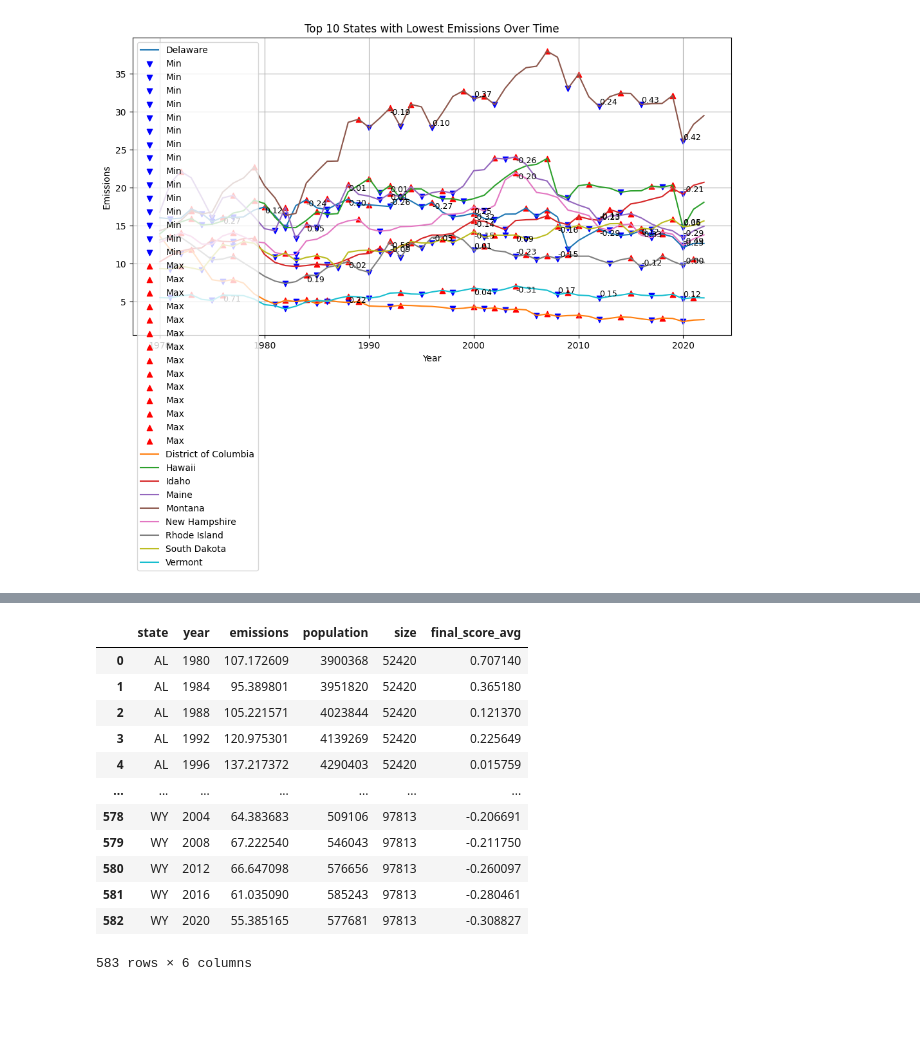
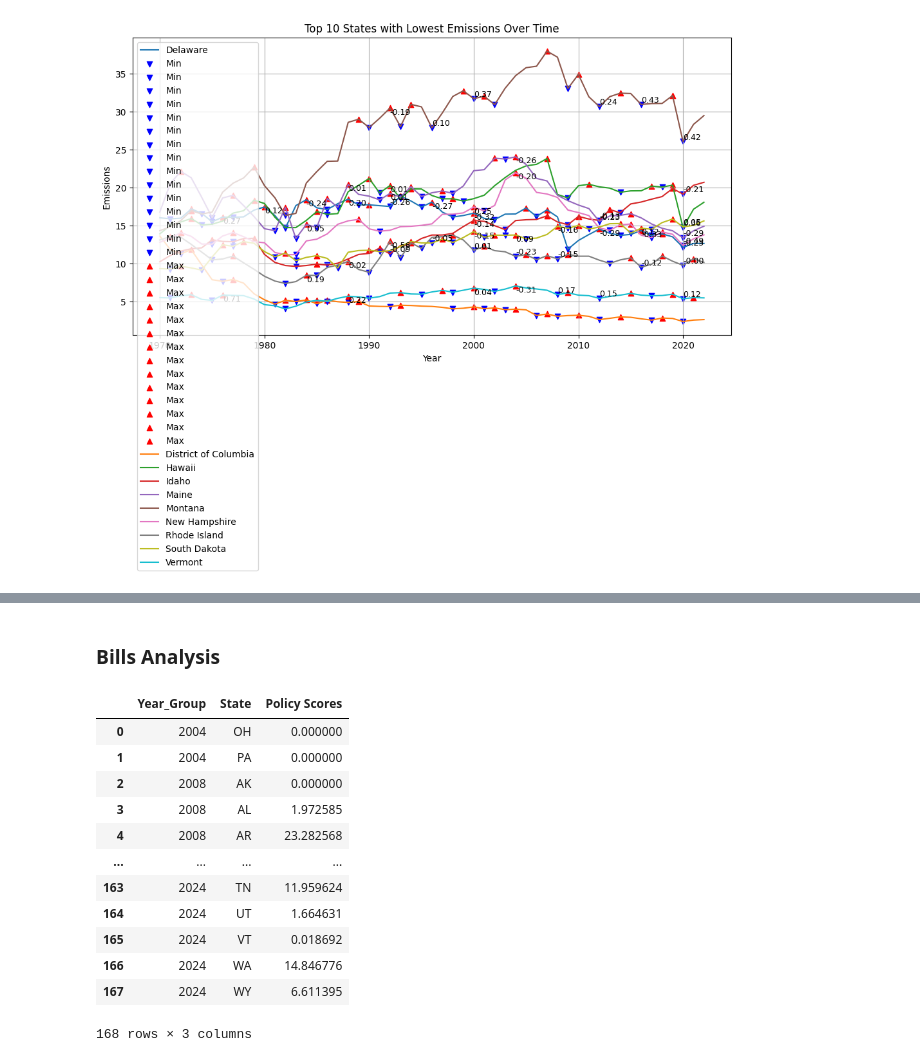
Before and after one commit to AyalYakobe/AirPollutionByPolitics, a Jupyter notebook: overview.ipynb, the cells around one changed output, grey strips where cells are left out. Saved outputs shown, nothing was run; the diff lists cells and outputs as text; code cells hidden in the pictures; blank space fills up the shorter version.

Commit message:
added bills analysis

```diff
--- a/overview.ipynb
+++ b/overview.ipynb
@@ -321,16 +396,2 @@ final_merged_dataset = merged_size_population_emissions_data.merge(final_politic
-# %%
-final_merged_dataset
-# %% [output]
-|  | state | year | emissions | population | size | final_score_avg |
-| 0 | AL | 1980 | 107.172609 | 3900368 | 52420 | 0.707140 |
-| 1 | AL | 1984 | 95.389801 | 3951820 | 52420 | 0.365180 |
-| 2 | AL | 1988 | 105.221571 | 4023844 | 52420 | 0.121370 |
-| 3 | AL | 1992 | 120.975301 | 4139269 | 52420 | 0.225649 |
-| 4 | AL | 1996 | 137.217372 | 4290403 | 52420 | 0.015759 |
-| ... | ... | ... | ... | ... | ... | ... |
-| 578 | WY | 2004 | 64.383683 | 509106 | 97813 | -0.206691 |
-| 579 | WY | 2008 | 67.222540 | 546043 | 97813 | -0.211750 |
-| 580 | WY | 2012 | 66.647098 | 576656 | 97813 | -0.260097 |
-| 581 | WY | 2016 | 61.035090 | 585243 | 97813 | -0.280461 |
-| 582 | WY | 2020 | 55.385165 | 577681 | 97813 | -0.308827 |
-583 rows × 6 columns
+# %% [markdown]
+### Bills Analysis
@@ -336,0 +402,25 @@ final_merged_dataset
+# %%
+election_scores_df = pd.read_csv('data/results/election_scores.csv')
+election_scores_df = election_scores_df.drop(columns=['Unnamed: 0'])
+election_scores_df = election_scores_df.sort_values(by=['Year', 'State'], ascending=True)
+election_scores_df['State'] = election_scores_df['State'].map(state_abbreviation_dict)
+
+start_year = 2008
+election_scores_df['Year_Group'] = (election_scores_df['Year'] - start_year) // 4 * 4 + start_year
+aggregated_scores_df = election_scores_df.groupby(['Year_Group', 'State'], as_index=False)['Final_Score'].sum()
+aggregated_scores_df = aggregated_scores_df.rename(columns={'Final_Score': 'Policy Scores'})
+aggregated_scores_df
+# %% [output]
+|  | Year_Group | State | Policy Scores |
+| 0 | 2004 | OH | 0.000000 |
+| 1 | 2004 | PA | 0.000000 |
+| 2 | 2008 | AK | 0.000000 |
+| 3 | 2008 | AL | 1.972585 |
+| 4 | 2008 | AR | 23.282568 |
+| ... | ... | ... | ... |
+| 163 | 2024 | TN | 11.959624 |
+| 164 | 2024 | UT | 1.664631 |
+| 165 | 2024 | VT | 0.018692 |
+| 166 | 2024 | WA | 14.846776 |
+| 167 | 2024 | WY | 6.611395 |
+168 rows × 3 columns
```
Also changed, not shown: parts of 17 cells of this notebook, 2 other files.
